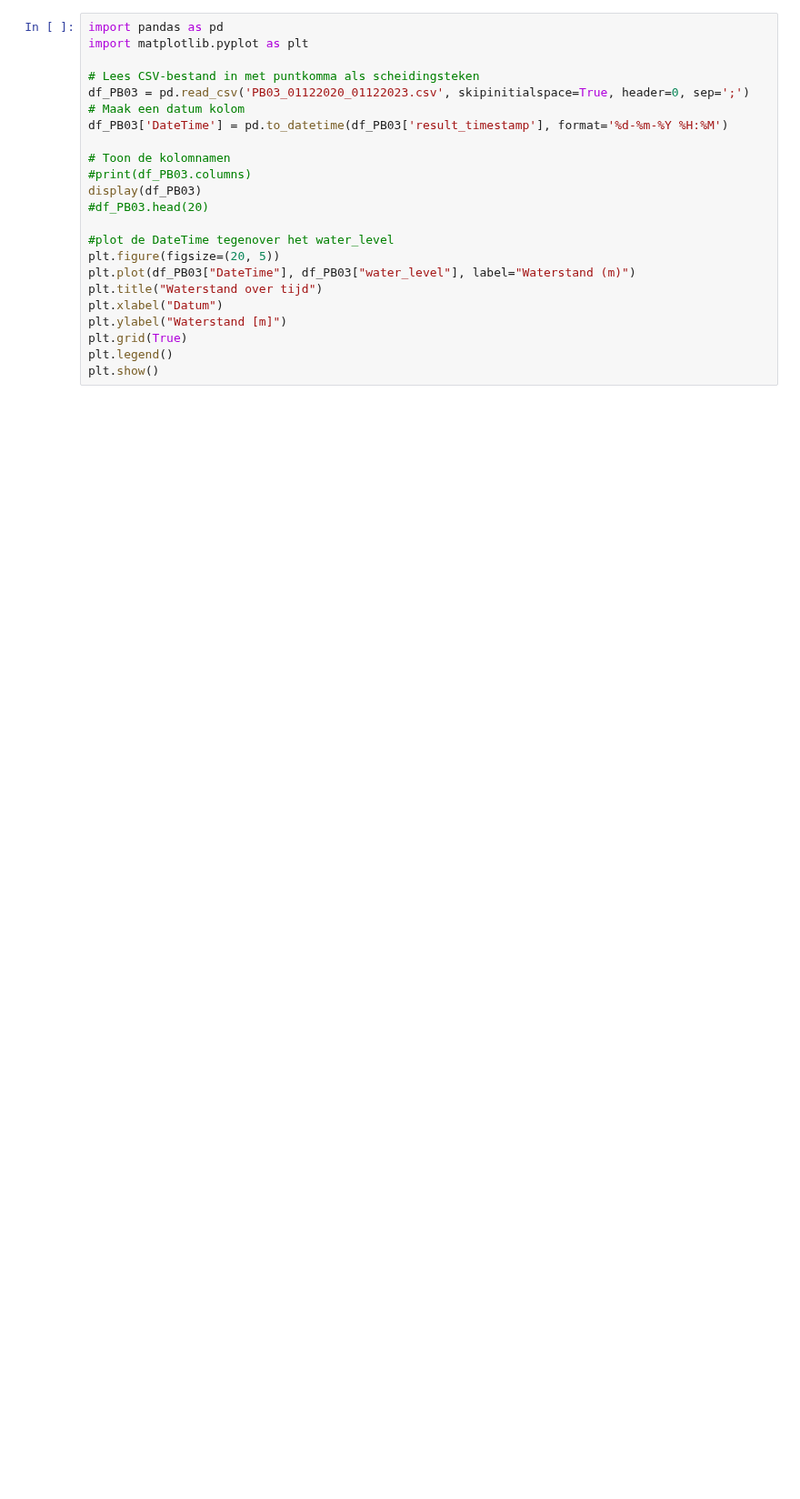
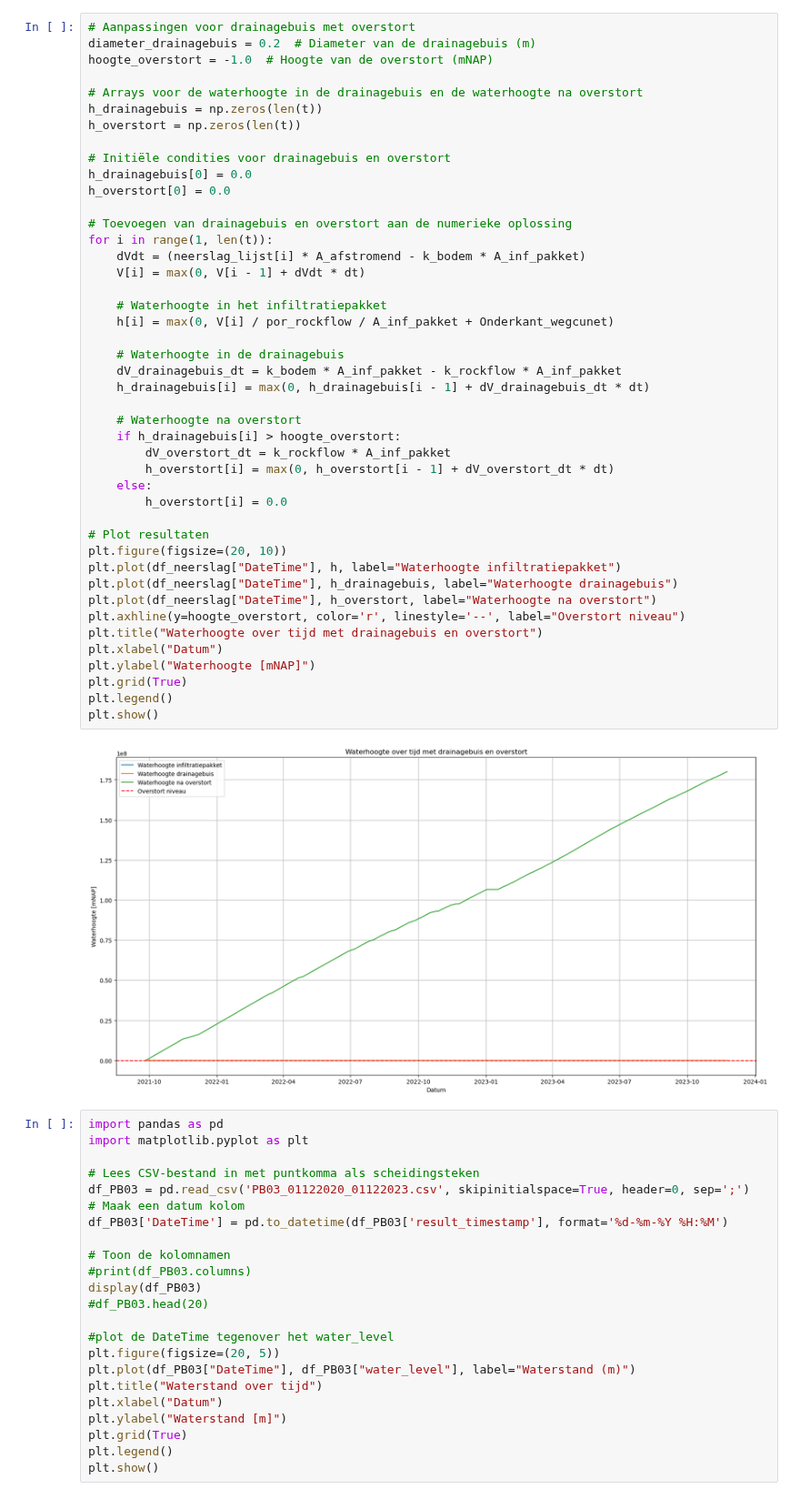
Before and after one commit to Dim277/Casus_waterbergende_weg, a Jupyter notebook: Dimitri_Test.ipynb, the cells around one changed output. Shown at 91% size. Cells and saved outputs as stored; diff of their text form; blank space fills up the shorter version.

```diff
--- a/Dimitri_Test.ipynb
+++ b/Dimitri_Test.ipynb
@@ -105,3 +139,49 @@ plt.show()
+# %%
+# Aanpassingen voor drainagebuis met overstort
+diameter_drainagebuis = 0.2  # Diameter van de drainagebuis (m)
+hoogte_overstort = -1.0  # Hoogte van de overstort (mNAP)
+
+# Arrays voor de waterhoogte in de drainagebuis en de waterhoogte na overstort
+h_drainagebuis = np.zeros(len(t))
+h_overstort = np.zeros(len(t))
+
+# Initiële condities voor drainagebuis en overstort
+h_drainagebuis[0] = 0.0
+h_overstort[0] = 0.0
+
+# Toevoegen van drainagebuis en overstort aan de numerieke oplossing
+for i in range(1, len(t)):
+    dVdt = (neerslag_lijst[i] * A_afstromend - k_bodem * A_inf_pakket)
+    V[i] = max(0, V[i - 1] + dVdt * dt)
+
+    # Waterhoogte in het infiltratiepakket
+    h[i] = max(0, V[i] / por_rockflow / A_inf_pakket + Onderkant_wegcunet)
+
+    # Waterhoogte in de drainagebuis
+    dV_drainagebuis_dt = k_bodem * A_inf_pakket - k_rockflow * A_inf_pakket
+    h_drainagebuis[i] = max(0, h_drainagebuis[i - 1] + dV_drainagebuis_dt * dt)
+
+    # Waterhoogte na overstort
+    if h_drainagebuis[i] > hoogte_overstort:
+        dV_overstort_dt = k_rockflow * A_inf_pakket
+        h_overstort[i] = max(0, h_overstort[i - 1] + dV_overstort_dt * dt)
+    else:
+        h_overstort[i] = 0.0
+
+# Plot resultaten
+plt.figure(figsize=(20, 10))
+plt.plot(df_neerslag["DateTime"], h, label="Waterhoogte infiltratiepakket")
+plt.plot(df_neerslag["DateTime"], h_drainagebuis, label="Waterhoogte drainagebuis")
+plt.plot(df_neerslag["DateTime"], h_overstort, label="Waterhoogte na overstort")
+plt.axhline(y=hoogte_overstort, color='r', linestyle='--', label="Overstort niveau")
+plt.title("Waterhoogte over tijd met drainagebuis en overstort")
+plt.xlabel("Datum")
+plt.ylabel("Waterhoogte [mNAP]")
+plt.grid(True)
+plt.legend()
+plt.show()
+# %% [output]
+[figure, added]
 # %%
 import pandas as pd
 import matplotlib.pyplot as plt
```
Also changed, not shown: parts of 2 cells of this notebook.
